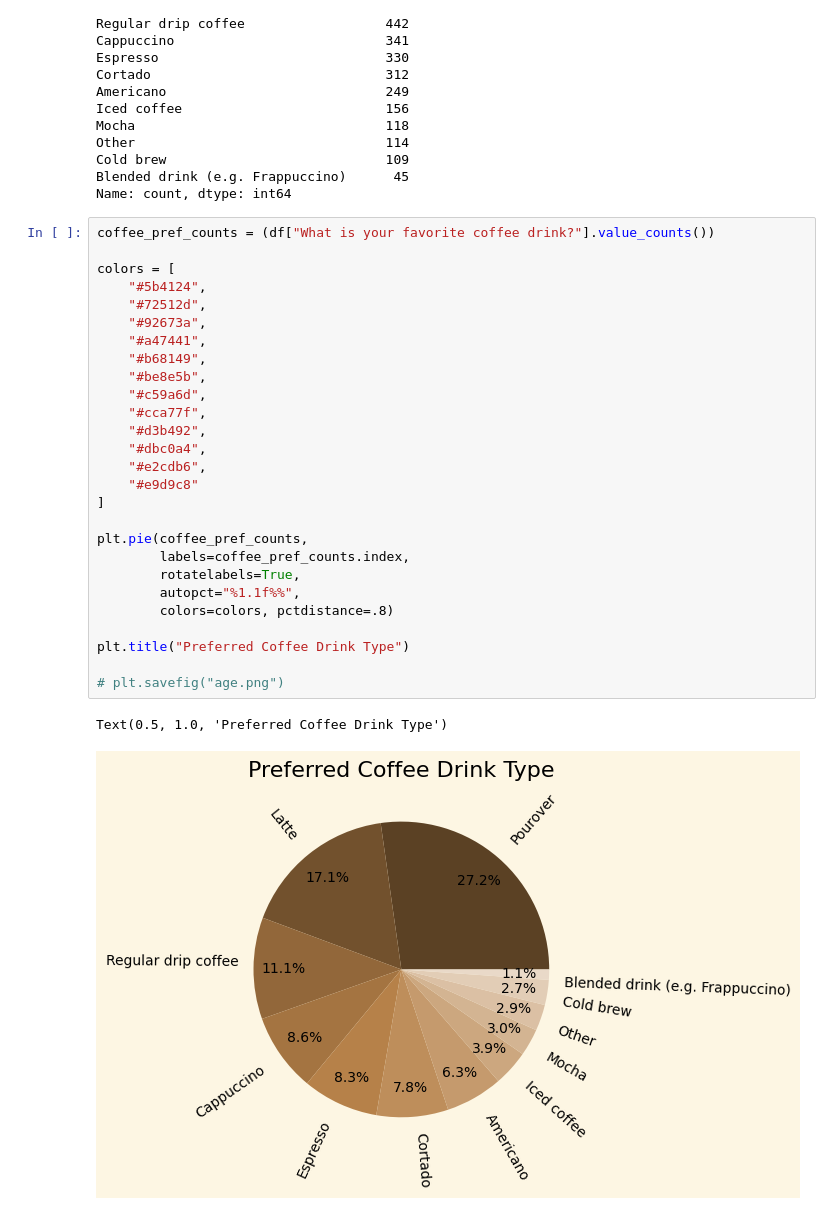
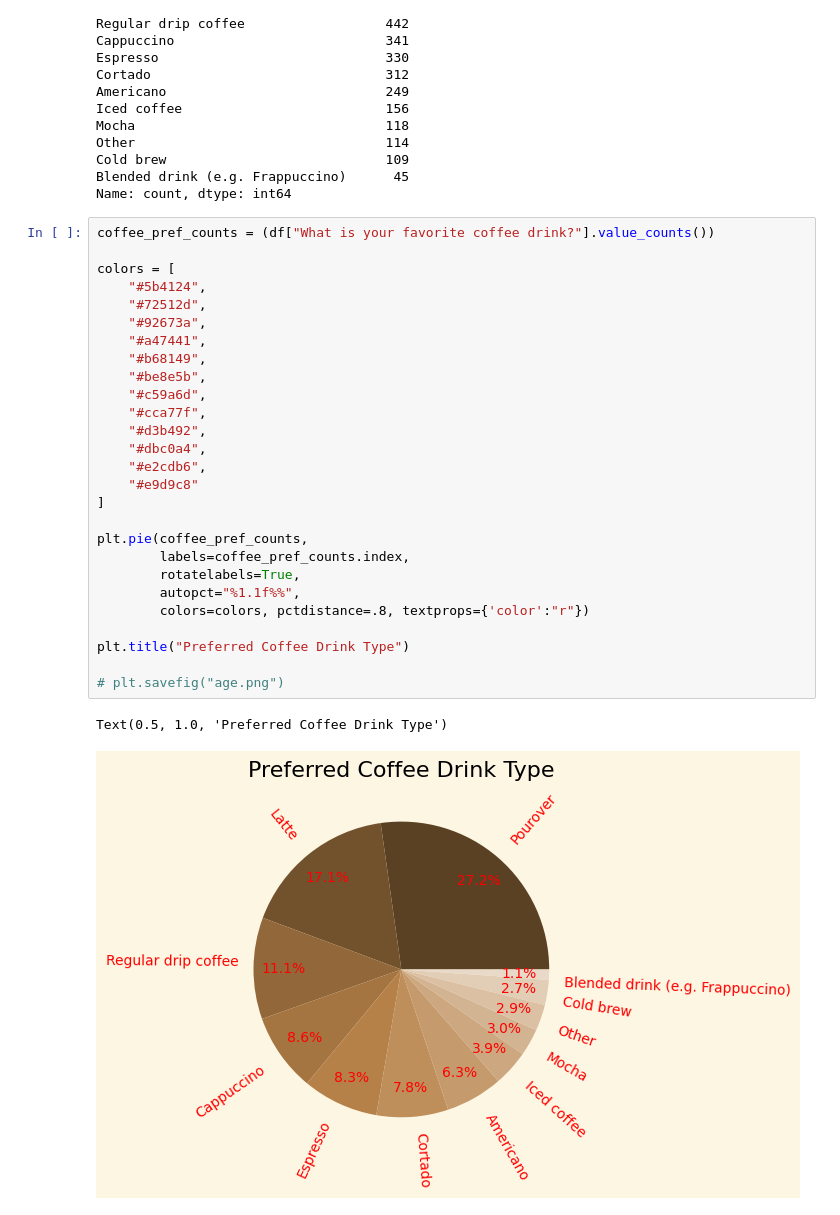
Before and after one commit to peterjungers/coffee_survey, a Jupyter notebook: coffee_survey.ipynb, the cells around one changed output. Cells and saved outputs as stored; diff of their text form.

Commit message:
Working on pie chart

```diff
--- a/coffee_survey.ipynb
+++ b/coffee_survey.ipynb
@@ -97,30 +97,30 @@ Name: count, dtype: int64
 # %%
 coffee_pref_counts = (df["What is your favorite coffee drink?"].value_counts())
 
 colors = [
     "#5b4124",
     "#72512d",
     "#92673a",
     "#a47441",
     "#b68149",
     "#be8e5b",
     "#c59a6d",
     "#cca77f",
     "#d3b492",
     "#dbc0a4",
     "#e2cdb6",
     "#e9d9c8"
 ]
 
 plt.pie(coffee_pref_counts,
         labels=coffee_pref_counts.index,
         rotatelabels=True,
         autopct="%1.1f%%",
-        colors=colors, pctdistance=.8)
+        colors=colors, pctdistance=.8, textprops={'color':"r"})
 
 plt.title("Preferred Coffee Drink Type")
 
 # plt.savefig("age.png")
 # %% [output]
 Text(0.5, 1.0, 'Preferred Coffee Drink Type')
-[figure, old version]
+[figure, new version]
```
